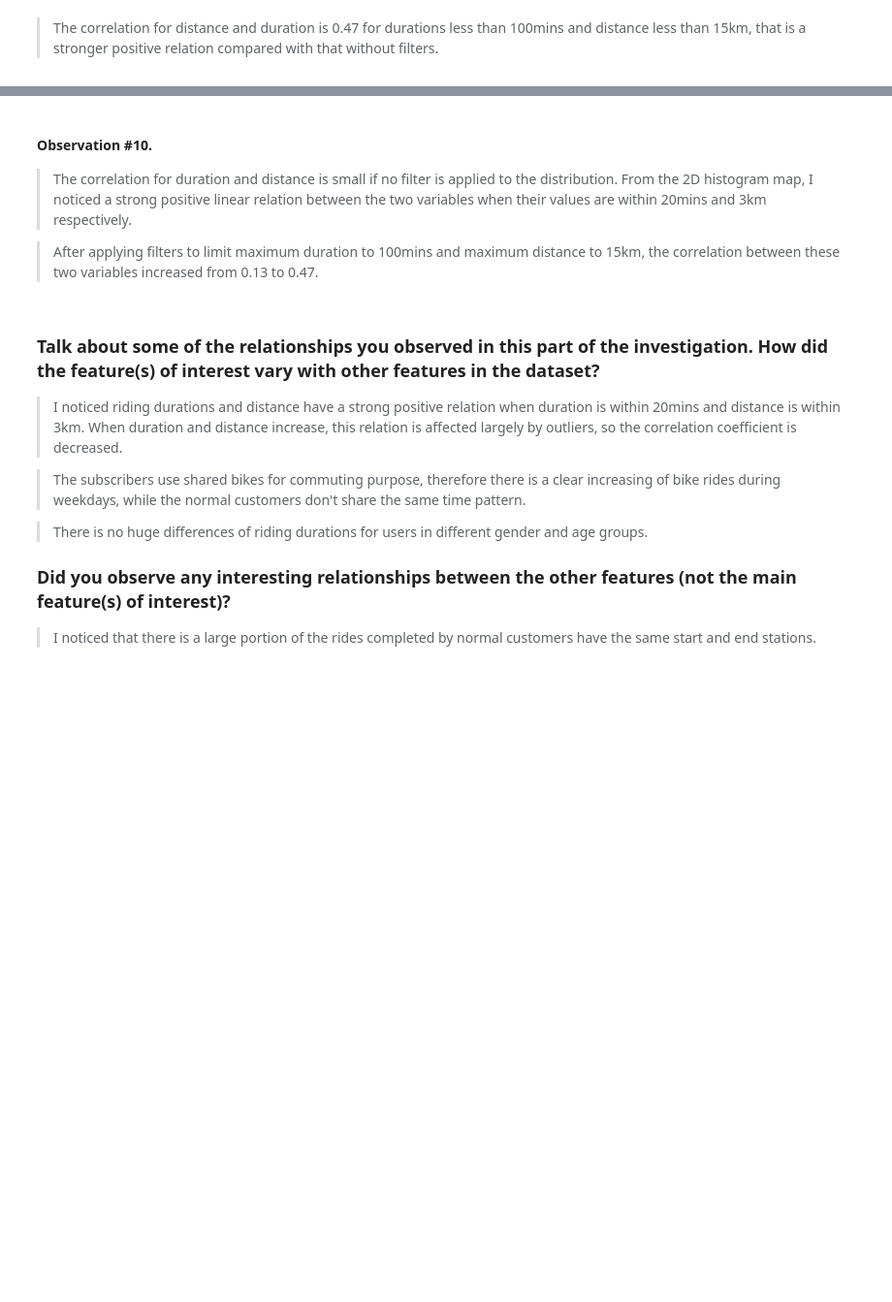
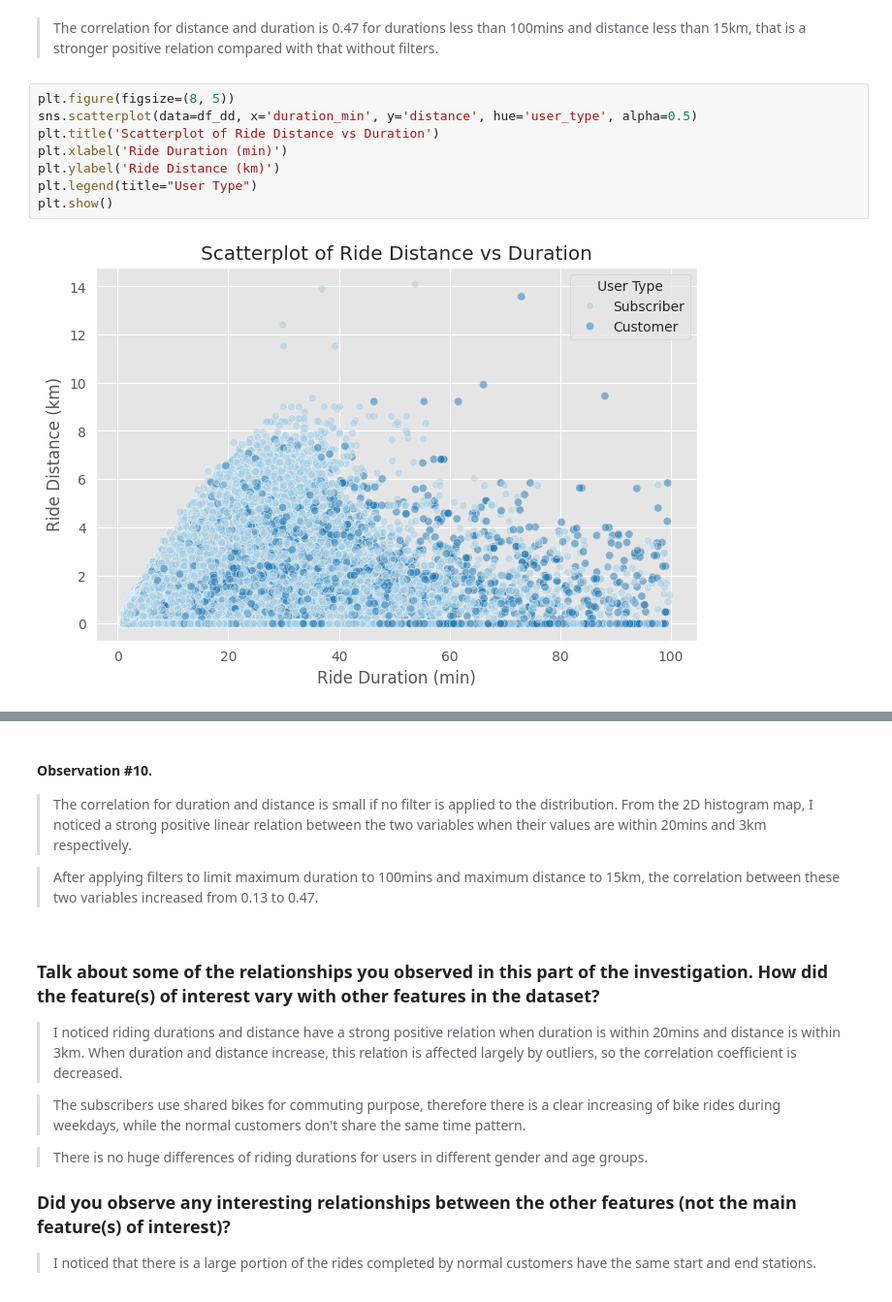
Before and after one commit to AbdKhuffash/Udacity_P3_Communicate-Data-Findings, a Jupyter notebook: Part_I_Exploration_FordGoBike.ipynb, the cells around one changed output, grey strips where cells are left out. Shown at 97% size. Saved outputs shown, nothing was run; the diff lists cells and outputs as text; blank space fills up the shorter version.

```diff
--- a/Part_I_Exploration_FordGoBike.ipynb
+++ b/Part_I_Exploration_FordGoBike.ipynb
@@ -827,2 +841,12 @@ plt.title('Correlations Betweern Filtered Ride Distance and Duration');
 # %% [markdown]
 > The correlation for distance and duration is 0.47 for durations less than 100mins and distance less than 15km, that is a stronger positive relation compared with that without filters.
+# %%
+plt.figure(figsize=(8, 5))
+sns.scatterplot(data=df_dd, x='duration_min', y='distance', hue='user_type', alpha=0.5)
+plt.title('Scatterplot of Ride Distance vs Duration')
+plt.xlabel('Ride Duration (min)')
+plt.ylabel('Ride Distance (km)')
+plt.legend(title="User Type")
+plt.show()
+# %% [output]
+[figure, added]
```
Also changed, not shown: parts of 38 cells of this notebook.
